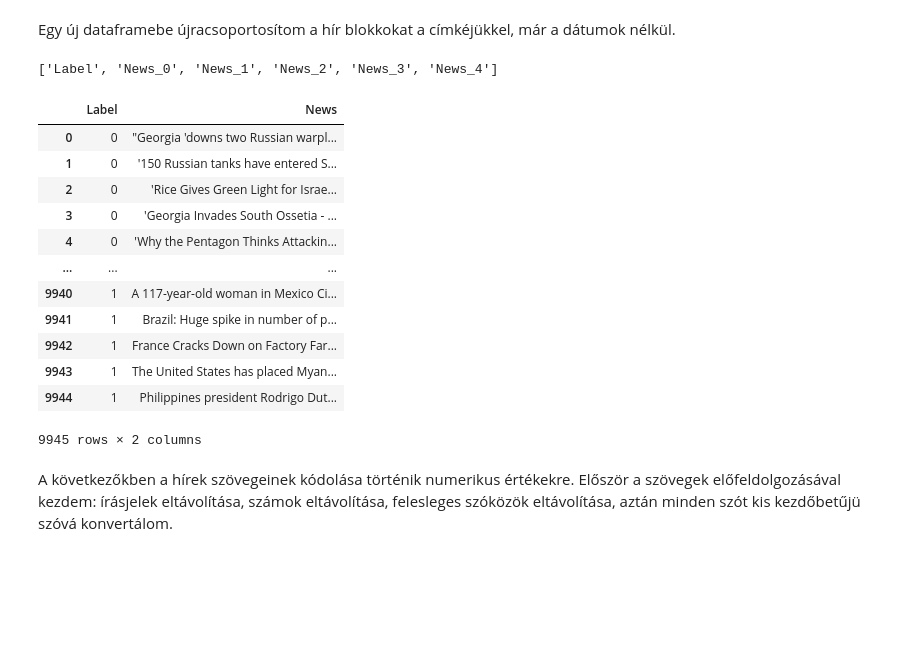
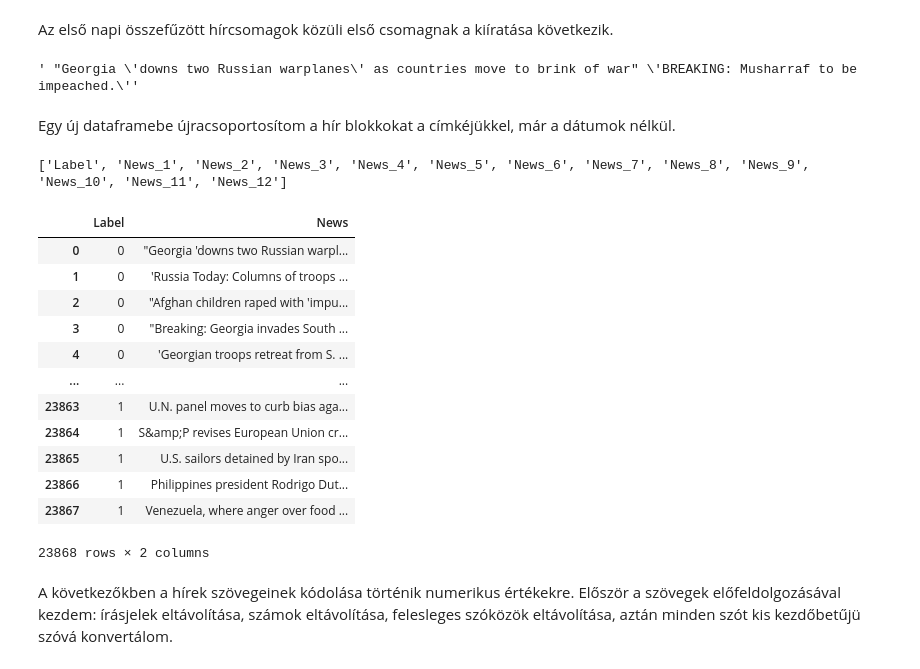
Before and after one commit to benceOlahEdu/StockMarketSentimentAnalysis, a Jupyter notebook: Baseline/Stock_news_feed_baseline.ipynb, the cells around one changed output. Cells and saved outputs as stored; diff of their text form; code cells hidden in the pictures; blank space fills up the shorter version.

```diff
--- a/Baseline/Stock_news_feed_baseline.ipynb
+++ b/Baseline/Stock_news_feed_baseline.ipynb
@@ -155,9 +11,0 @@ print(news_sum[0][1])
-# %%
-for j in range(len(combined_column_names) - 1):
-  df_combined.drop(combined_column_names[j + 1], axis=1, inplace=True)
-
-for i in range(ROWS):
-  colum_name = "News_" + str(i)
-  df_combined[colum_name] = news_sum[i]
-
-df_combined
@@ -184,0 +314,12 @@ df_combined["News_0"][0]
+# %%
+# Drop the old columns
+for column in range(len(combined_column_names) - 1):
+  df_combined.drop(combined_column_names[column + 1], axis = 1, inplace = True)
+
+# Create the new columns with the merged news
+for column in range(int((len(combined_column_names) - 1) / ROWS)):
+  colum_name = "News_" + str(column + 1)
+  df_combined[colum_name] = news_sum[column]
+
+# Show the DataFrame
+df_combined
@@ -185,40 +341,51 @@ df_combined["News_0"][0]
+# %% [markdown]
+Az első napi összefűzött hírcsomagok közüli első csomagnak a kiíratása következik.
+# %%
+df_combined["News_1"][0]
+# %% [output]
+' "Georgia \'downs two Russian warplanes\' as countries move to brink of war" \'BREAKING: Musharraf to be impeached.\''
 # %% [markdown]
 Egy új dataframebe újracsoportosítom a hír blokkokat a címkéjükkel, már a dátumok nélkül.
 # %%
 news_sum = []
 label_sum = []
 
-# Get column names
+# Get the column names
 combined_column_names = []
-for col in df_combined.columns:
-  combined_column_names.append(col)
+for column in df_combined.columns:
+  combined_column_names.append(column)
 
+# Write out the column names
 print(combined_column_names)
+print("\n")
 
-for i in range(len(df_combined)):
-  for j in range(ROWS):
-    news_sum.append(df_combined[combined_column_names[j + 1]][i])
-    label_sum.append(df_combined[combined_column_names[0]][i])
+# Connect the merged news with the labels
+for column in range(len(df_combined)):
+  for row in range(len(combined_column_names) - 1):
+    news_sum.append(df_combined[combined_column_names[row + 1]][column])
+    label_sum.append(df_combined[combined_column_names[LABEL_COLUMN]][column])
 
+# Create the new DataFrame
 df_sum_news_labels = pd.DataFrame(data = label_sum, index = None, columns = ["Label"])
 df_sum_news_labels["News"] = news_sum
 
+# Show it
 df_sum_news_labels
 # %% [output]
-['Label', 'News_0', 'News_1', 'News_2', 'News_3', 'News_4']
+['Label', 'News_1', 'News_2', 'News_3', 'News_4', 'News_5', 'News_6', 'News_7', 'News_8', 'News_9', 'News_10', 'News_11', 'News_12']
 |  | Label | News |
 | 0 | 0 | "Georgia 'downs two Russian warpl... |
-| 1 | 0 | '150 Russian tanks have entered S... |
-| 2 | 0 | 'Rice Gives Green Light for Israe... |
-| 3 | 0 | 'Georgia Invades South Ossetia - ... |
-| 4 | 0 | 'Why the Pentagon Thinks Attackin... |
+| 1 | 0 | 'Russia Today: Columns of troops ... |
+| 2 | 0 | "Afghan children raped with 'impu... |
+| 3 | 0 | "Breaking: Georgia invades South ... |
+| 4 | 0 | 'Georgian troops retreat from S. ... |
 | ... | ... | ... |
-| 9940 | 1 | A 117-year-old woman in Mexico Ci... |
-| 9941 | 1 | Brazil: Huge spike in number of p... |
-| 9942 | 1 | France Cracks Down on Factory Far... |
-| 9943 | 1 | The United States has placed Myan... |
-| 9944 | 1 | Philippines president Rodrigo Dut... |
+| 23863 | 1 | U.N. panel moves to curb bias aga... |
+| 23864 | 1 | S&amp;P revises European Union cr... |
+| 23865 | 1 | U.S. sailors detained by Iran spo... |
+| 23866 | 1 | Philippines president Rodrigo Dut... |
+| 23867 | 1 | Venezuela, where anger over food ... |
-9945 rows × 2 columns
+23868 rows × 2 columns
 # %% [markdown]
 A következőkben a hírek szövegeinek kódolása történik numerikus értékekre. Először a szövegek előfeldolgozásával kezdem: írásjelek eltávolítása, számok eltávolítása, felesleges szóközök eltávolítása, aztán minden szót kis kezdőbetűjü szóvá konvertálom.
 # %%
```
Also changed, not shown: parts of 123 cells of this notebook, 6 other files.
